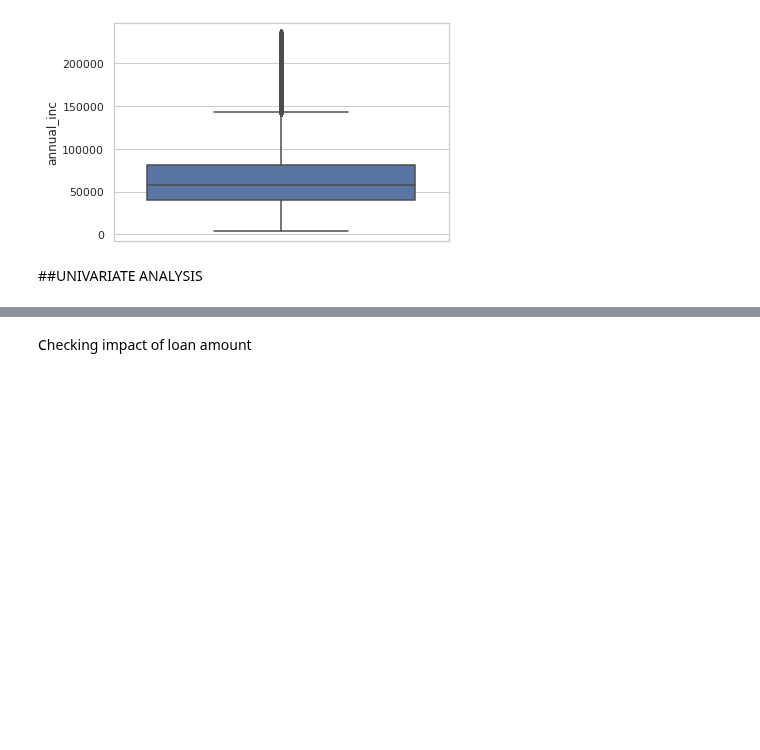
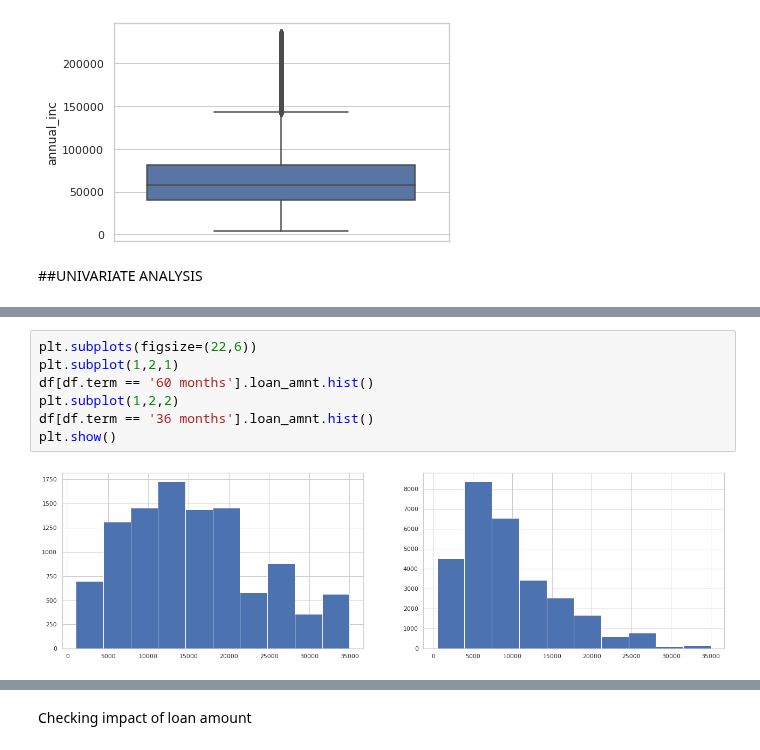
Before and after one commit to karthikmnkrishna/Loan-default-prediction, a Jupyter notebook: Loan_Case_study.ipynb, the cells around one changed output, grey strips where cells are left out. Drawn from its saved outputs; the diff is of its cells as text; blank space fills up the shorter version.

```diff
--- a/Loan_Case_study.ipynb
+++ b/Loan_Case_study.ipynb
@@ -264,0 +265,9 @@ df[df.term == '36 months'].loan_amnt.hist()
+# %%
+plt.subplots(figsize=(22,6))
+plt.subplot(1,2,1)
+df[df.term == '60 months'].loan_amnt.hist()
+plt.subplot(1,2,2)
+df[df.term == '36 months'].loan_amnt.hist()
+plt.show()
+# %% [output]
+[figure, added]
```
Also changed, not shown: parts of 50 cells of this notebook.
